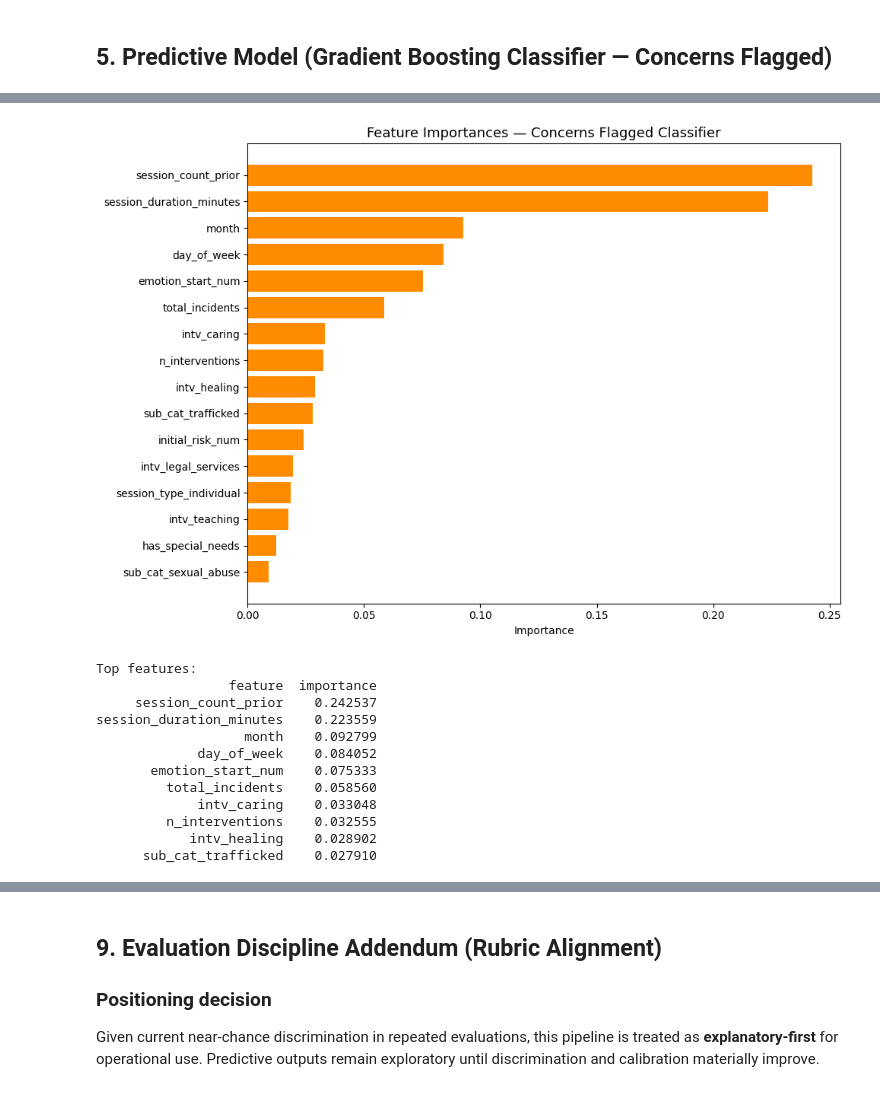
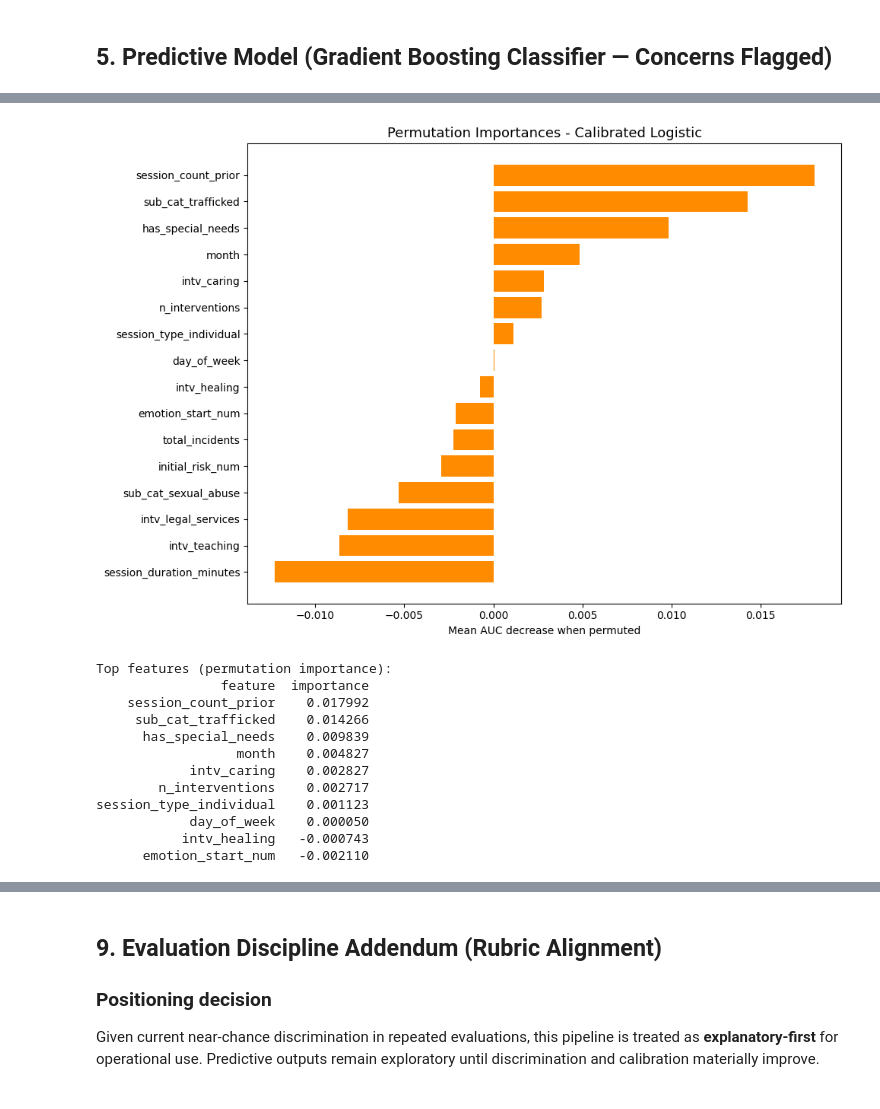
Before and after one commit to CajunCloudServices/Intex_II, a Jupyter notebook: ml-pipelines/counseling-effectiveness.ipynb, the cells around one changed output, grey strips where cells are left out. Cells and saved outputs as stored; diff of their text form; code cells hidden in the pictures.

```diff
--- a/ml-pipelines/counseling-effectiveness.ipynb
+++ b/ml-pipelines/counseling-effectiveness.ipynb
@@ -442,35 +579,45 @@ Concern Flagged       0.25      0.09      0.13       135
 # %%
-# ── Feature importance ────────────────────────────────────────────────────
-gb4 = best_pipe4.named_steps['m']
+# Model-agnostic importance (works for calibrated and non-tree models)
+from sklearn.inspection import permutation_importance
+
+perm4 = permutation_importance(
+    best_pipe4,
+    X_te4,
+    y_te4,
+    n_repeats=30,
+    random_state=42,
+    scoring='roc_auc'
+)
+
 fi4 = pd.DataFrame({
     'feature': PRED_FEATURES4,
-    'importance': gb4.feature_importances_
+    'importance': perm4.importances_mean
 }).sort_values('importance', ascending=False)
 
 fig, ax = plt.subplots(figsize=(10, 7))
 ax.barh(fi4['feature'][::-1], fi4['importance'][::-1], color='darkorange')
-ax.set_title('Feature Importances — Concerns Flagged Classifier', fontsize=13)
-ax.set_xlabel('Importance')
+ax.set_title(f'Permutation Importances - {model_choice4}', fontsize=13)
+ax.set_xlabel('Mean AUC decrease when permuted')
 plt.tight_layout()
 plt.savefig('p4_feature_importance.png', dpi=120, bbox_inches='tight')
 plt.show()
 
-print("Top features:")
+print('Top features (permutation importance):')
 print(fi4.head(10).to_string(index=False))
 # %% [output]
-[figure, old version]
+[figure, new version]
-Top features:
-                 feature  importance
-     session_count_prior    0.242537
-session_duration_minutes    0.223559
-                   month    0.092799
-             day_of_week    0.084052
-       emotion_start_num    0.075333
-         total_incidents    0.058560
-             intv_caring    0.033048
-         n_interventions    0.032555
-            intv_healing    0.028902
-      sub_cat_trafficked    0.027910
+Top features (permutation importance):
+                feature  importance
+    session_count_prior    0.017992
+     sub_cat_trafficked    0.014266
+      has_special_needs    0.009839
+                  month    0.004827
+            intv_caring    0.002827
+        n_interventions    0.002717
+session_type_individual    0.001123
+            day_of_week    0.000050
+           intv_healing   -0.000743
+      emotion_start_num   -0.002110
 # %% [markdown]
 ## 6. Evaluation & Interpretation
 
```
Also changed, not shown: parts of 6 cells of this notebook, 13 other files.
